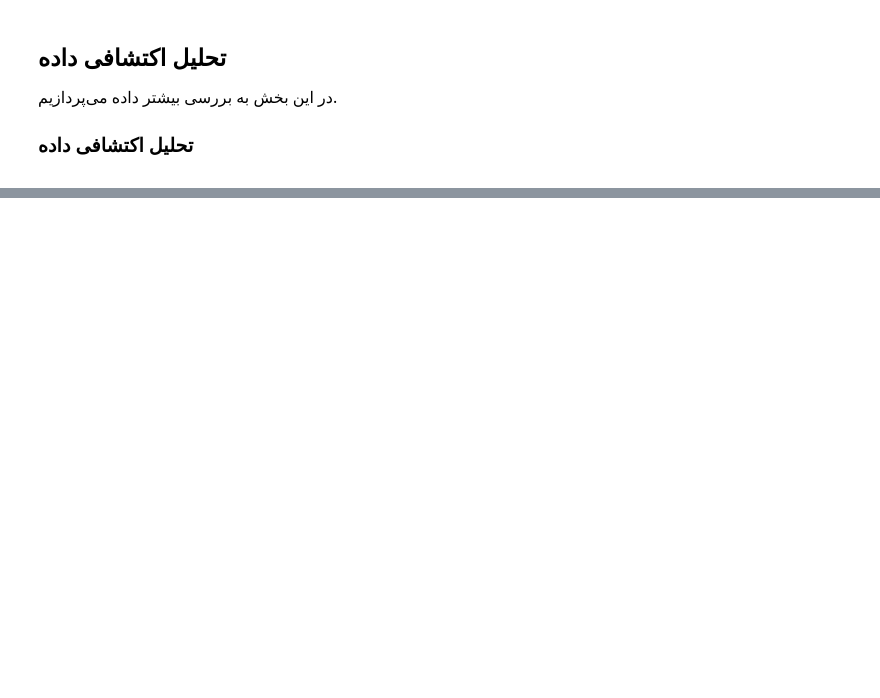
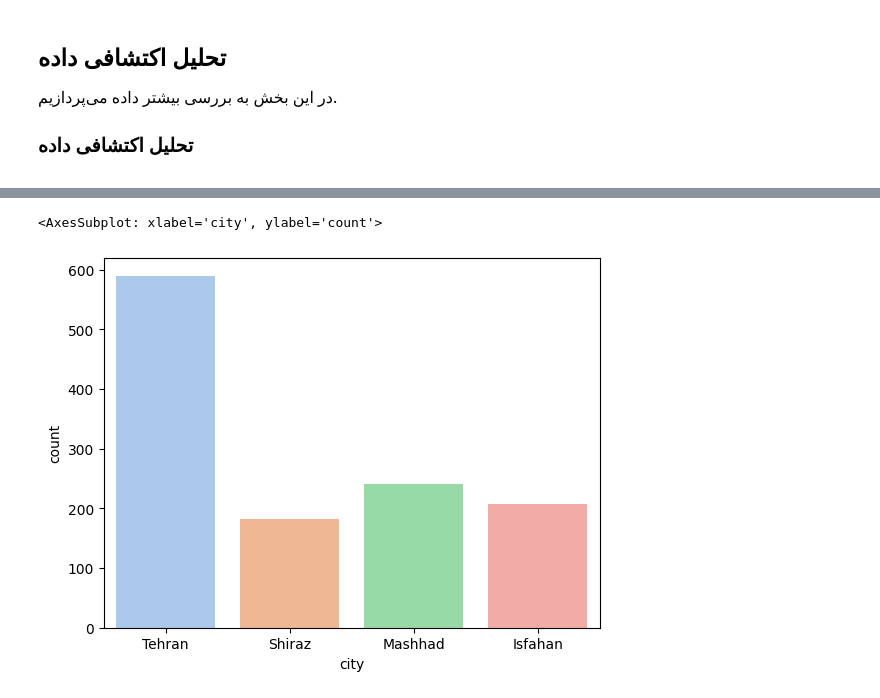
Before and after one commit to Ehyaee/MLSD_HW1, a Jupyter notebook: MLSD_HW1.ipynb, the cells around one changed output, grey strips where cells are left out. Drawn from its saved outputs; the diff is of its cells as text; code cells hidden in the pictures; blank space fills up the shorter version.

```diff
--- a/MLSD_HW1.ipynb
+++ b/MLSD_HW1.ipynb
@@ -173,0 +222,5 @@ from sklearn.pipeline import Pipeline
+# %%
+sns.countplot(x='city', data=df, palette='pastel')
+# %% [output]
+<AxesSubplot: xlabel='city', ylabel='count'>
+[figure, added]
```
Also changed, not shown: parts of 23 cells of this notebook, 1 other file.
